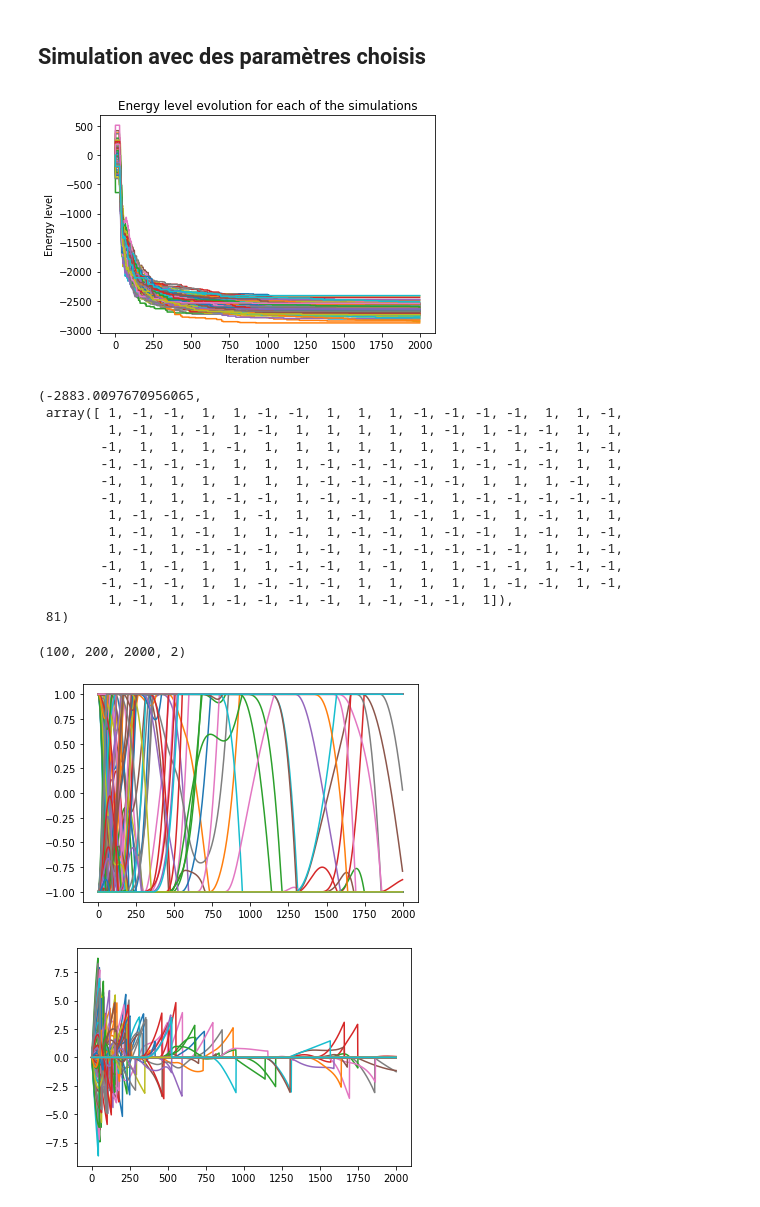
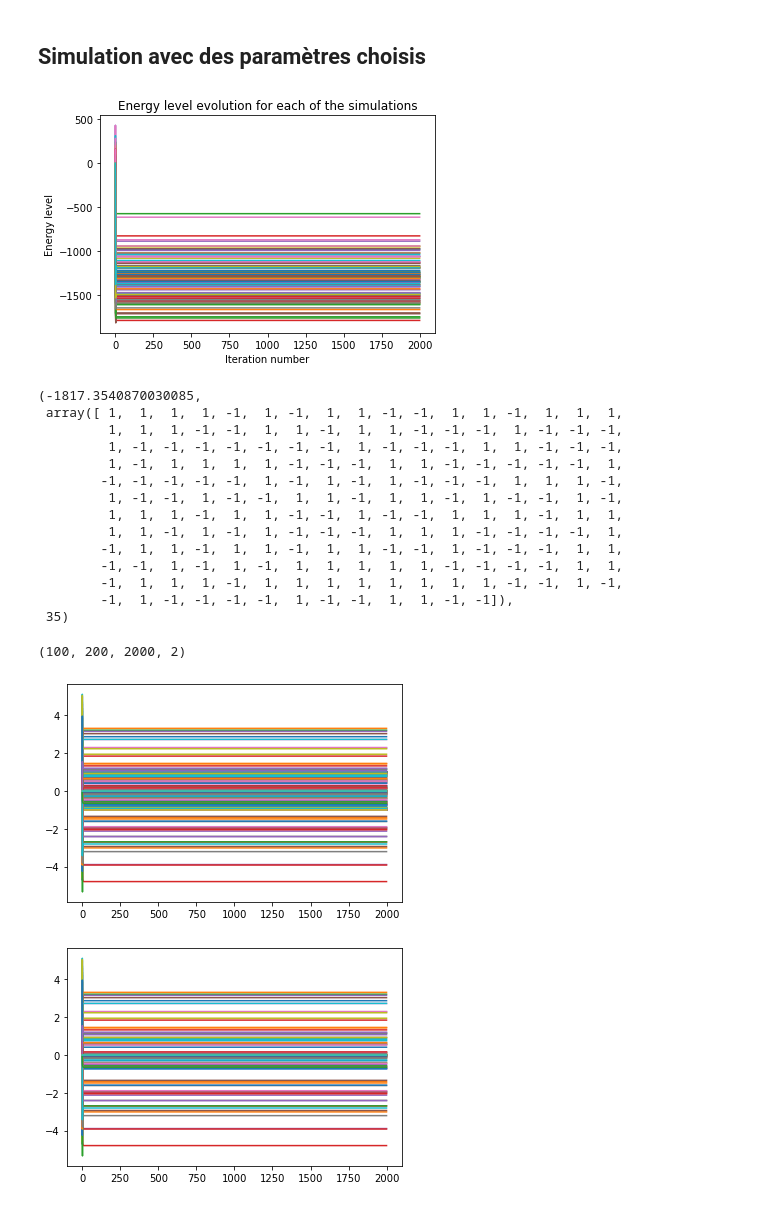
Before and after one commit to NESRINE202/SB_Algorithm_applications, a Jupyter notebook: J_scaling_tests.ipynb, the cells around one changed output. Drawn from its saved outputs; the diff is of its cells as text; code cells hidden in the pictures.

```diff
--- a/J_scaling_tests.ipynb
+++ b/J_scaling_tests.ipynb
@@ -36,41 +36,44 @@ avg=np.average(np.abs(J))
 # %%
 n_itterations=2000
 
 def a(self, t):
     a0=0
     return 0
     if t<70:
         return -0.1
     else:
         return 0.2
 
 
 def temperature(self, t):
     tau = n_itterations/1
     # temp = 10*(1-np.exp(-1/tau*(t-1)))
     temp = 0.01*np.log(5*t)
     return temp
     return 0
 
-states, energies, path = computing.compute_single_instance(instance_size=size, step=0.01, n_itterations=n_itterations, n_cond_init=100, J=J, H=H, savetofile=False)
+def step(self, t):
+    return np.exp(-t)
+
+states, energies, path = computing.compute_single_instance(instance_size=size, step=step, n_itterations=n_itterations, n_cond_init=100, J=J, H=H, savetofile=False)
 results_annalysis.plot_energies_evolution(energies[:, :])
 results_annalysis.extract_full_solution(states, energies)
 # %% [output]
-[figure, old version]
+[figure, new version]
-(-2883.0097670956065,
- array([ 1, -1, -1,  1,  1, -1, -1,  1,  1,  1, -1, -1, -1, -1,  1,  1, -1,
-         1, -1,  1, -1,  1, -1,  1,  1,  1,  1,  1, -1,  1, -1, -1,  1,  1,
-        -1,  1,  1,  1, -1,  1,  1,  1,  1,  1,  1,  1, -1,  1, -1,  1, -1,
-        -1, -1, -1, -1,  1,  1,  1, -1, -1, -1, -1,  1, -1, -1, -1,  1,  1,
-        -1,  1,  1,  1,  1,  1,  1, -1, -1, -1, -1, -1,  1,  1,  1, -1,  1,
-        -1,  1,  1,  1, -1, -1,  1, -1, -1, -1, -1,  1, -1, -1, -1, -1, -1,
-         1, -1, -1, -1,  1, -1,  1,  1, -1,  1, -1,  1, -1,  1, -1,  1,  1,
-         1, -1,  1, -1,  1,  1, -1,  1, -1, -1,  1, -1, -1,  1, -1,  1, -1,
-         1, -1,  1, -1, -1, -1,  1, -1,  1, -1, -1, -1, -1, -1,  1,  1, -1,
-        -1,  1, -1,  1,  1,  1, -1, -1,  1, -1,  1,  1, -1, -1,  1, -1, -1,
-        -1, -1, -1,  1,  1, -1, -1, -1,  1,  1,  1,  1,  1, -1, -1,  1, -1,
-         1, -1,  1,  1, -1, -1, -1, -1,  1, -1, -1, -1,  1]),
- 81)
+(-1817.3540870030085,
+ array([ 1,  1,  1,  1, -1,  1, -1,  1,  1, -1, -1,  1,  1, -1,  1,  1,  1,
+         1,  1,  1, -1, -1,  1,  1, -1,  1,  1, -1, -1, -1,  1, -1, -1, -1,
+         1, -1, -1, -1, -1, -1, -1, -1,  1, -1, -1, -1,  1,  1, -1, -1, -1,
+         1, -1,  1,  1,  1,  1, -1, -1, -1,  1,  1, -1, -1, -1, -1, -1,  1,
+        -1, -1, -1, -1, -1,  1, -1,  1, -1,  1, -1, -1, -1,  1,  1,  1, -1,
+         1, -1, -1,  1, -1, -1,  1,  1, -1,  1,  1, -1,  1, -1, -1,  1, -1,
+         1,  1,  1, -1,  1,  1, -1, -1,  1, -1, -1,  1,  1,  1, -1,  1,  1,
+         1,  1, -1,  1, -1,  1, -1, -1, -1,  1,  1,  1, -1, -1, -1, -1,  1,
+        -1,  1,  1, -1,  1,  1, -1,  1,  1, -1, -1,  1, -1, -1, -1,  1,  1,
+        -1, -1,  1, -1,  1, -1,  1,  1,  1,  1,  1, -1, -1, -1, -1,  1,  1,
+        -1,  1,  1,  1, -1,  1,  1,  1,  1,  1,  1,  1,  1, -1, -1,  1, -1,
+        -1,  1, -1, -1, -1, -1,  1, -1, -1,  1,  1, -1, -1]),
+ 35)
 # %%
 states.shape
 # %% [output]
@@ -89,11 +92,11 @@ n_part, n_iterr = speeds.shape
 for i in range(n_part):
     plt.plot(speeds[i])
 # %% [output]
-[figure, old version]
+[figure, new version]
 # %%
 n_part, n_iterr = speeds.shape
 
 for i in range(n_part):
     plt.plot(speeds[i])
 # %% [output]
-[figure, old version]
+[figure, new version]
```
Also changed, not shown: 4 other files.
